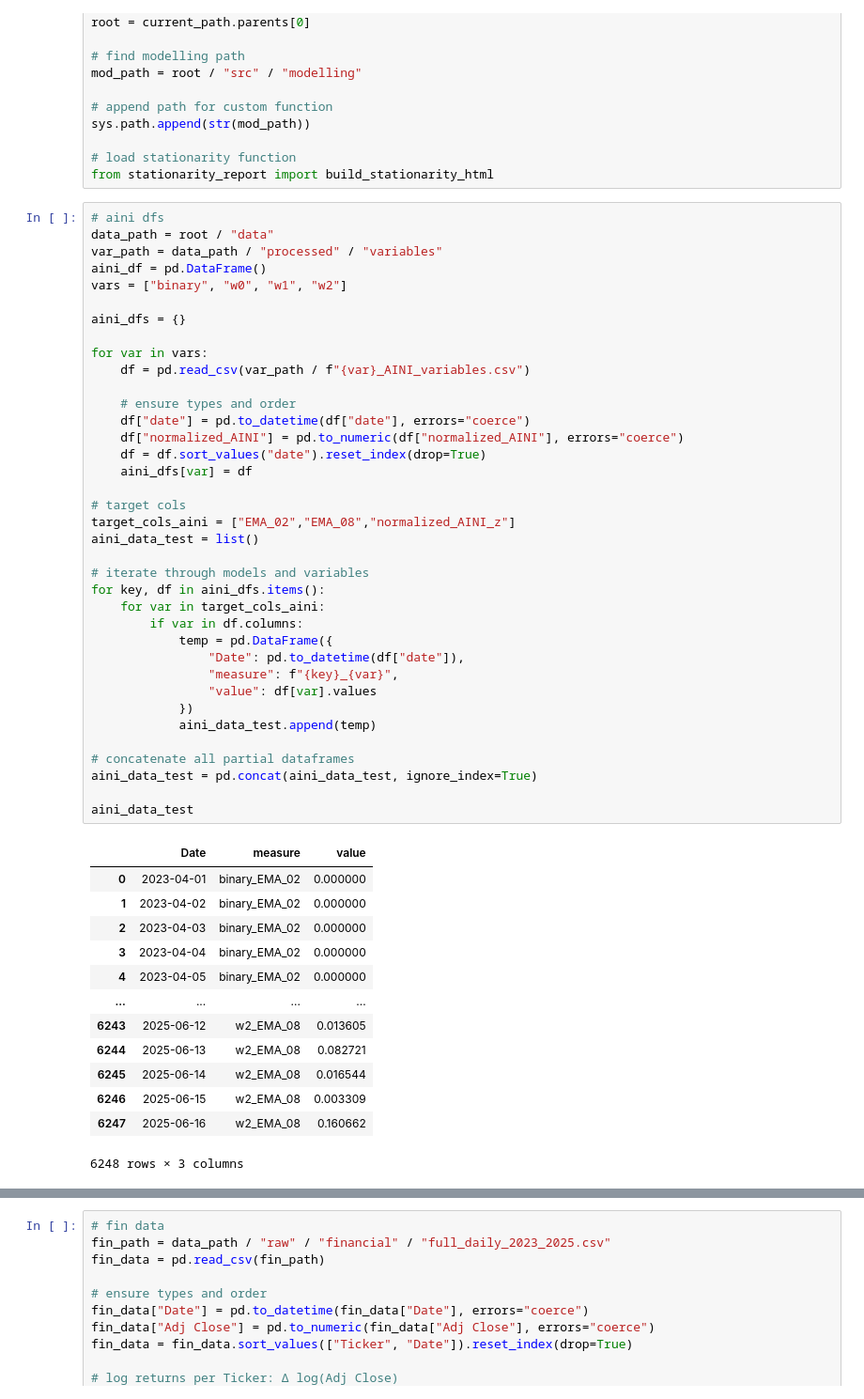
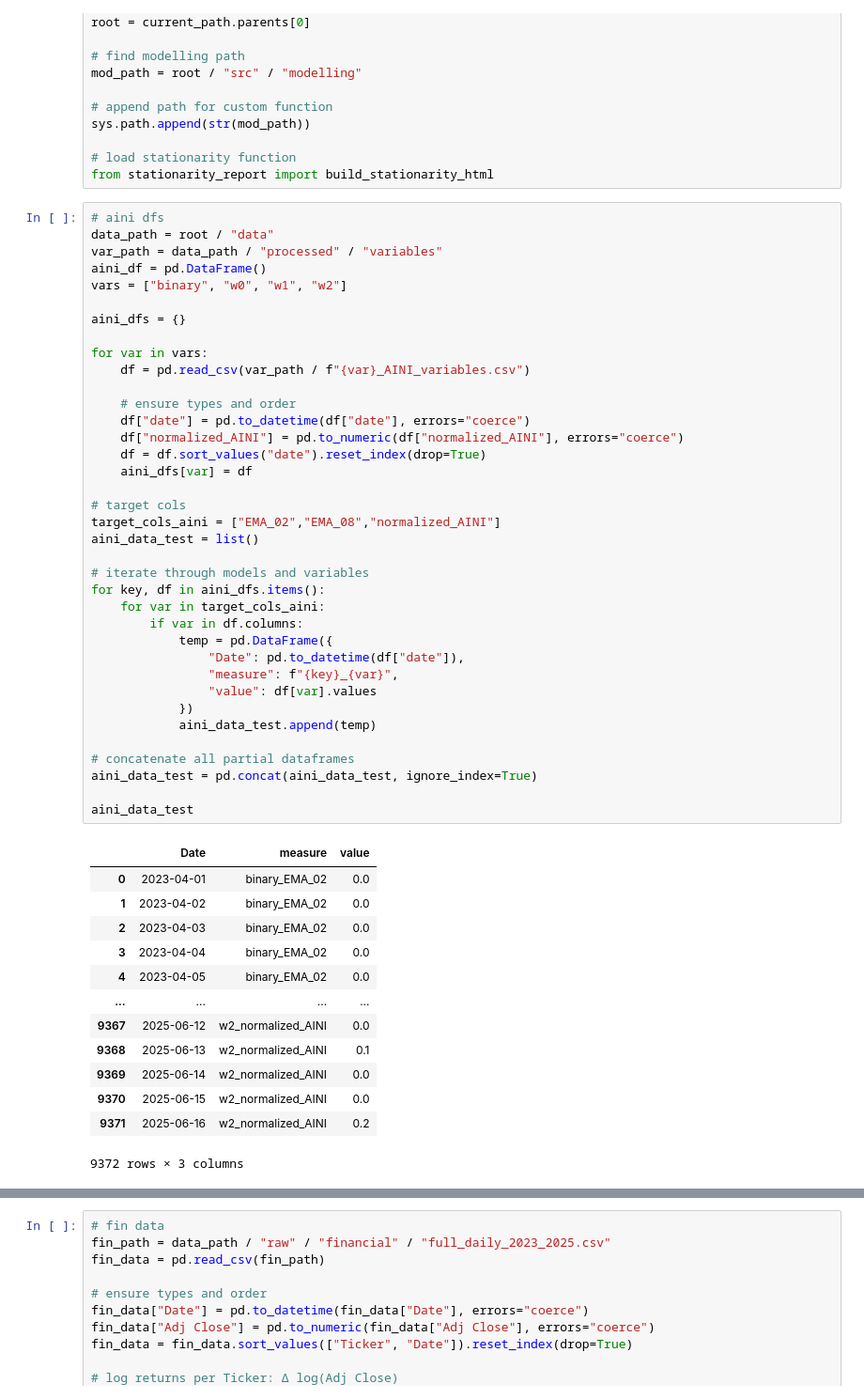
Before and after one commit to LarsIX/narrative_index, a Jupyter notebook: notebooks/stationarity_testing.ipynb, the cells around one changed output, grey strips where cells are left out. Shown at 94% size. Saved outputs shown, nothing was run; the diff lists cells and outputs as text.

```diff
--- a/notebooks/stationarity_testing.ipynb
+++ b/notebooks/stationarity_testing.ipynb
@@ -27,43 +27,43 @@ aini_dfs = {}
 
 for var in vars:
     df = pd.read_csv(var_path / f"{var}_AINI_variables.csv")
 
     # ensure types and order
     df["date"] = pd.to_datetime(df["date"], errors="coerce")
     df["normalized_AINI"] = pd.to_numeric(df["normalized_AINI"], errors="coerce")
     df = df.sort_values("date").reset_index(drop=True)
     aini_dfs[var] = df
 
 # target cols
-target_cols_aini = ["EMA_02","EMA_08","normalized_AINI_z"]
+target_cols_aini = ["EMA_02","EMA_08","normalized_AINI"]
 aini_data_test = list()
 
 # iterate through models and variables
 for key, df in aini_dfs.items():
     for var in target_cols_aini:
         if var in df.columns:
             temp = pd.DataFrame({
                 "Date": pd.to_datetime(df["date"]),
                 "measure": f"{key}_{var}",
                 "value": df[var].values
             })
             aini_data_test.append(temp)
 
 # concatenate all partial dataframes
 aini_data_test = pd.concat(aini_data_test, ignore_index=True)
 
 aini_data_test
 # %% [output]
 |  | Date | measure | value |
-| 0 | 2023-04-01 | binary_EMA_02 | 0.000000 |
-| 1 | 2023-04-02 | binary_EMA_02 | 0.000000 |
-| 2 | 2023-04-03 | binary_EMA_02 | 0.000000 |
-| 3 | 2023-04-04 | binary_EMA_02 | 0.000000 |
-| 4 | 2023-04-05 | binary_EMA_02 | 0.000000 |
+| 0 | 2023-04-01 | binary_EMA_02 | 0.0 |
+| 1 | 2023-04-02 | binary_EMA_02 | 0.0 |
+| 2 | 2023-04-03 | binary_EMA_02 | 0.0 |
+| 3 | 2023-04-04 | binary_EMA_02 | 0.0 |
+| 4 | 2023-04-05 | binary_EMA_02 | 0.0 |
 | ... | ... | ... | ... |
-| 6243 | 2025-06-12 | w2_EMA_08 | 0.013605 |
-| 6244 | 2025-06-13 | w2_EMA_08 | 0.082721 |
-| 6245 | 2025-06-14 | w2_EMA_08 | 0.016544 |
-| 6246 | 2025-06-15 | w2_EMA_08 | 0.003309 |
-| 6247 | 2025-06-16 | w2_EMA_08 | 0.160662 |
+| 9367 | 2025-06-12 | w2_normalized_AINI | 0.0 |
+| 9368 | 2025-06-13 | w2_normalized_AINI | 0.1 |
+| 9369 | 2025-06-14 | w2_normalized_AINI | 0.0 |
+| 9370 | 2025-06-15 | w2_normalized_AINI | 0.0 |
+| 9371 | 2025-06-16 | w2_normalized_AINI | 0.2 |
-6248 rows × 3 columns
+9372 rows × 3 columns
```
Also changed, not shown: parts of 3 cells of this notebook, 50 other files.
